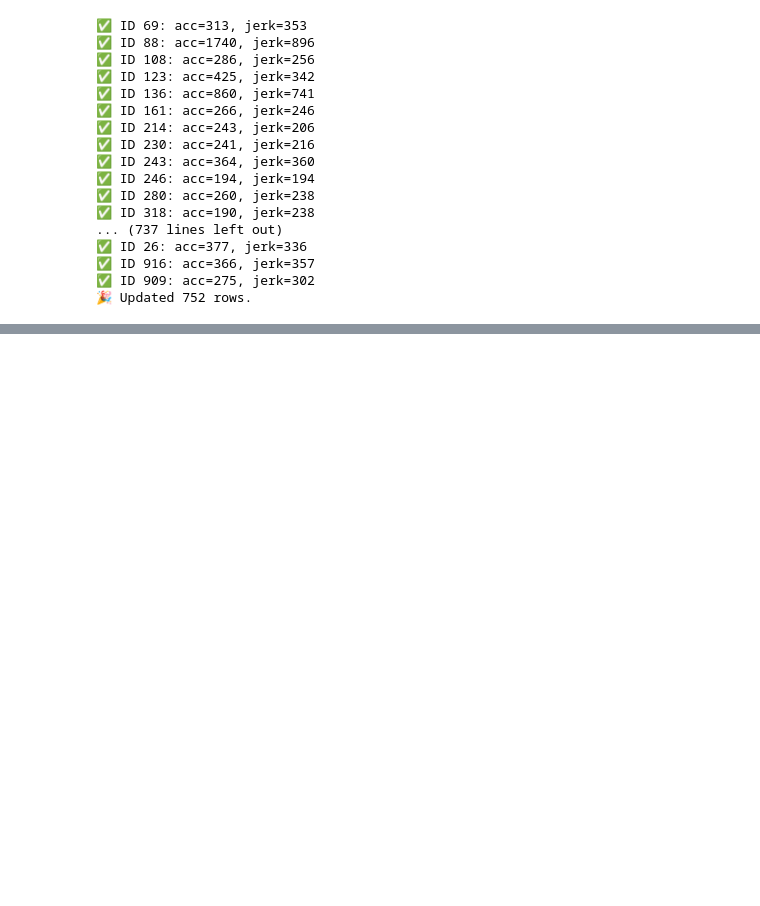
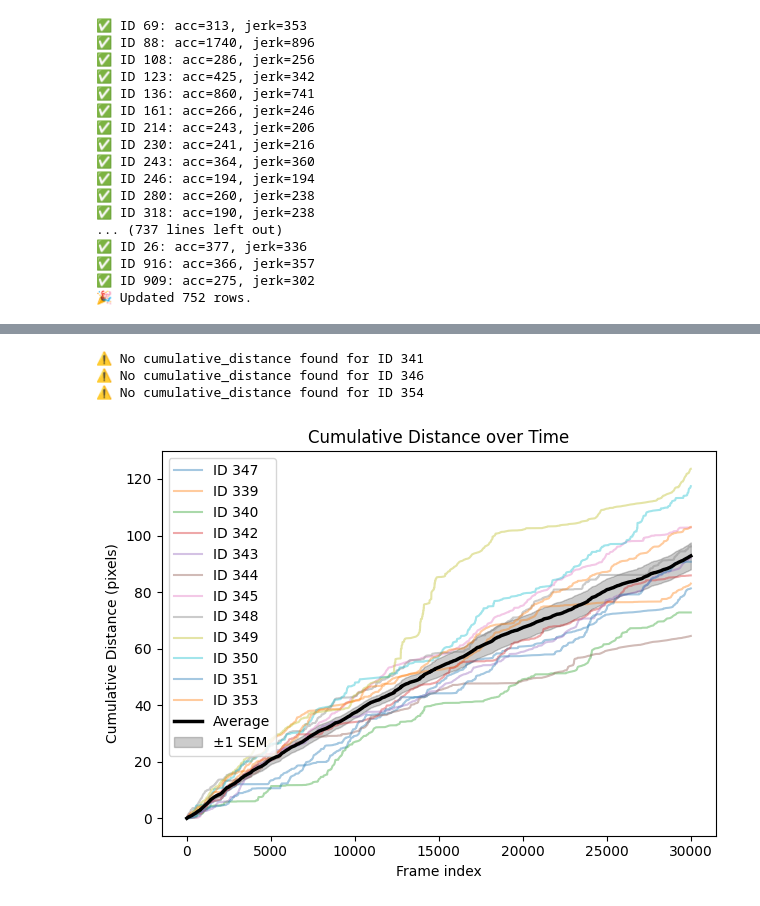
Before and after one commit to atanugiri/GhrelinBehaviorQuantification, a Jupyter notebook: Python_scripts/Untitled.ipynb, the cells around one changed output, grey strips where cells are left out. Drawn from its saved outputs; the diff is of its cells as text; code cells hidden in the pictures; blank space fills up the shorter version.

```diff
--- a/Python_scripts/Untitled.ipynb
+++ b/Python_scripts/Untitled.ipynb
@@ -326,0 +342,8 @@ plot_cumulative_distance([1, 2, 3])
+# %%
+ids = extract_treatment_ids('food_only', 'Inhibitory')
+plot_cumulative_distance(ids)
+# %% [output]
+⚠️ No cumulative_distance found for ID 341
+⚠️ No cumulative_distance found for ID 346
+⚠️ No cumulative_distance found for ID 354
+[figure, added]
```
Also changed, not shown: parts of 11 cells of this notebook, 3 other files.
